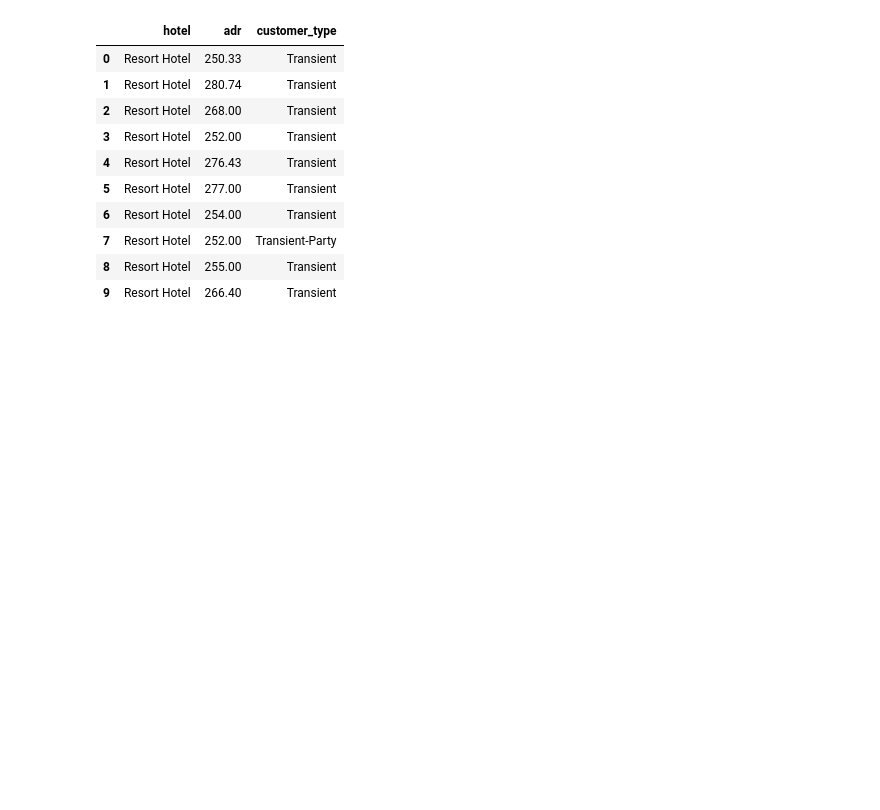
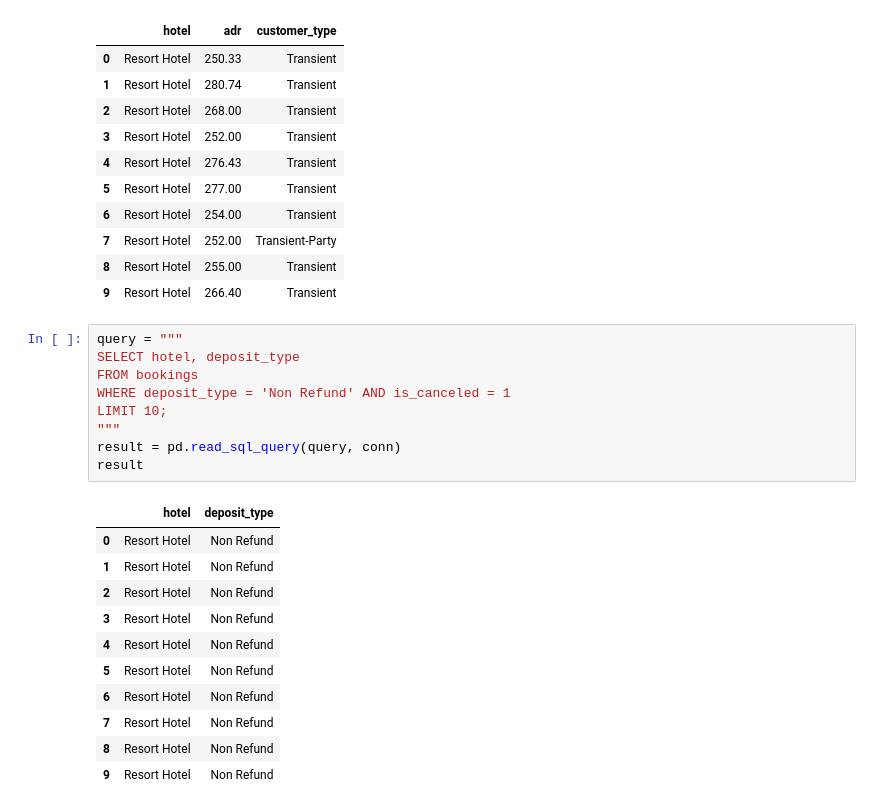
Before and after one commit to TanzeerCR7/stayiq-hotel-analytics, a Jupyter notebook: notebooks/exploration/01_first_look.ipynb, the cells around one changed output. Saved outputs shown, nothing was run; the diff lists cells and outputs as text; blank space fills up the shorter version.

```diff
--- a/notebooks/exploration/01_first_look.ipynb
+++ b/notebooks/exploration/01_first_look.ipynb
@@ -225,3 +225,24 @@ result
 | 7 | Resort Hotel | 252.00 | Transient-Party |
 | 8 | Resort Hotel | 255.00 | Transient |
 | 9 | Resort Hotel | 266.40 | Transient |
+# %%
+query = """
+SELECT hotel, deposit_type
+FROM bookings
+WHERE deposit_type = 'Non Refund' AND is_canceled = 1
+LIMIT 10;
+"""
+result = pd.read_sql_query(query, conn)
+result
+# %% [output]
+|  | hotel | deposit_type |
+| 0 | Resort Hotel | Non Refund |
+| 1 | Resort Hotel | Non Refund |
+| 2 | Resort Hotel | Non Refund |
+| 3 | Resort Hotel | Non Refund |
+| 4 | Resort Hotel | Non Refund |
+| 5 | Resort Hotel | Non Refund |
+| 6 | Resort Hotel | Non Refund |
+| 7 | Resort Hotel | Non Refund |
+| 8 | Resort Hotel | Non Refund |
+| 9 | Resort Hotel | Non Refund |
```
Also changed, not shown: parts of 2 cells of this notebook.
